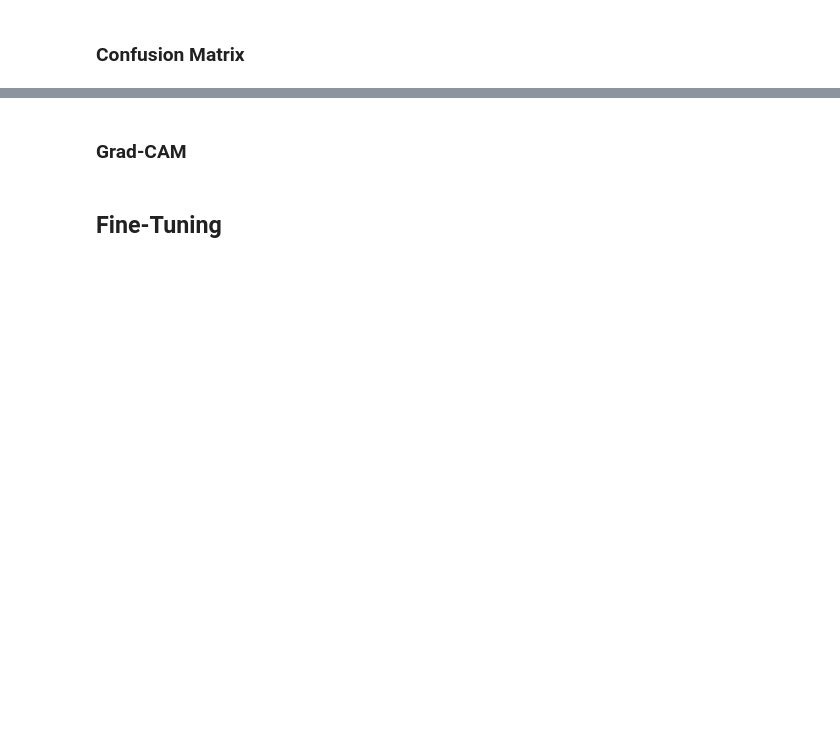
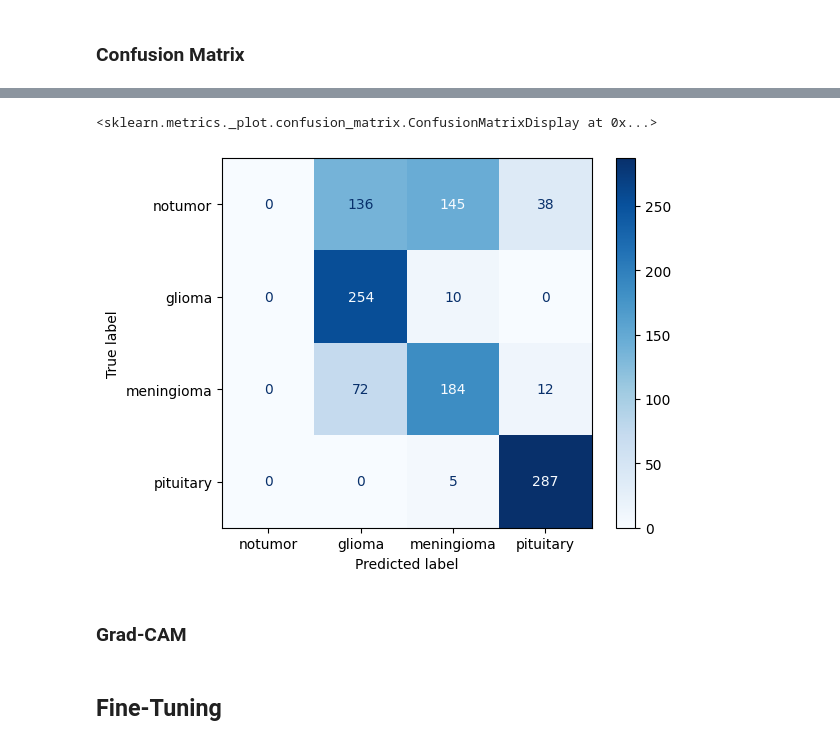
Before and after one commit to Jeremy-Duval-PhD/Brain_Tumor_MRI_Dataset, a Jupyter notebook: notebooks/Modeling.ipynb, the cells around one changed output, grey strips where cells are left out. Cells and saved outputs as stored; diff of their text form; code cells hidden in the pictures; blank space fills up the shorter version.

```diff
--- a/notebooks/Modeling.ipynb
+++ b/notebooks/Modeling.ipynb
@@ -672,0 +627,14 @@ model.evaluate(val_ds)
+# %%
+# Predictions on val_ds
+y_true_type = []
+y_pred_type = []
+
+for x_batch, y_batch in val_ds:
+    preds = model.predict(x_batch)
+    y_true_type.extend(y_batch['tumor_type'].numpy())
+    y_pred_type.extend(preds['tumor_type'].argmax(axis=-1))
+
+cm = confusion_matrix(y_true_type, y_pred_type)
+disp = ConfusionMatrixDisplay(confusion_matrix=cm, display_labels=CLASSES)
+disp.plot(cmap='Blues')
+# %% [output]
@@ -673,3 +658,5 @@ model.evaluate(val_ds)
+<sklearn.metrics._plot.confusion_matrix.ConfusionMatrixDisplay at 0x...>
+[figure, added]
 # %% [markdown]
 ### Grad-CAM
 # %% [markdown]
```
Also changed, not shown: parts of 15 cells of this notebook, 3 other files.
